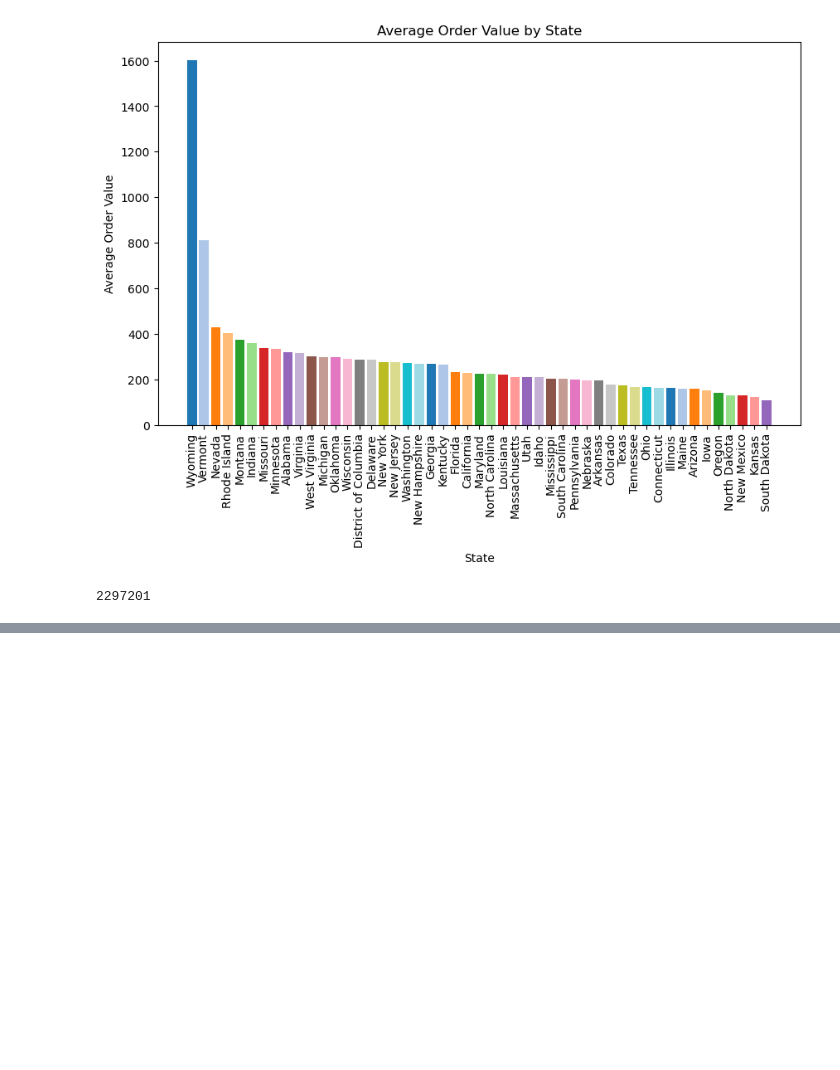
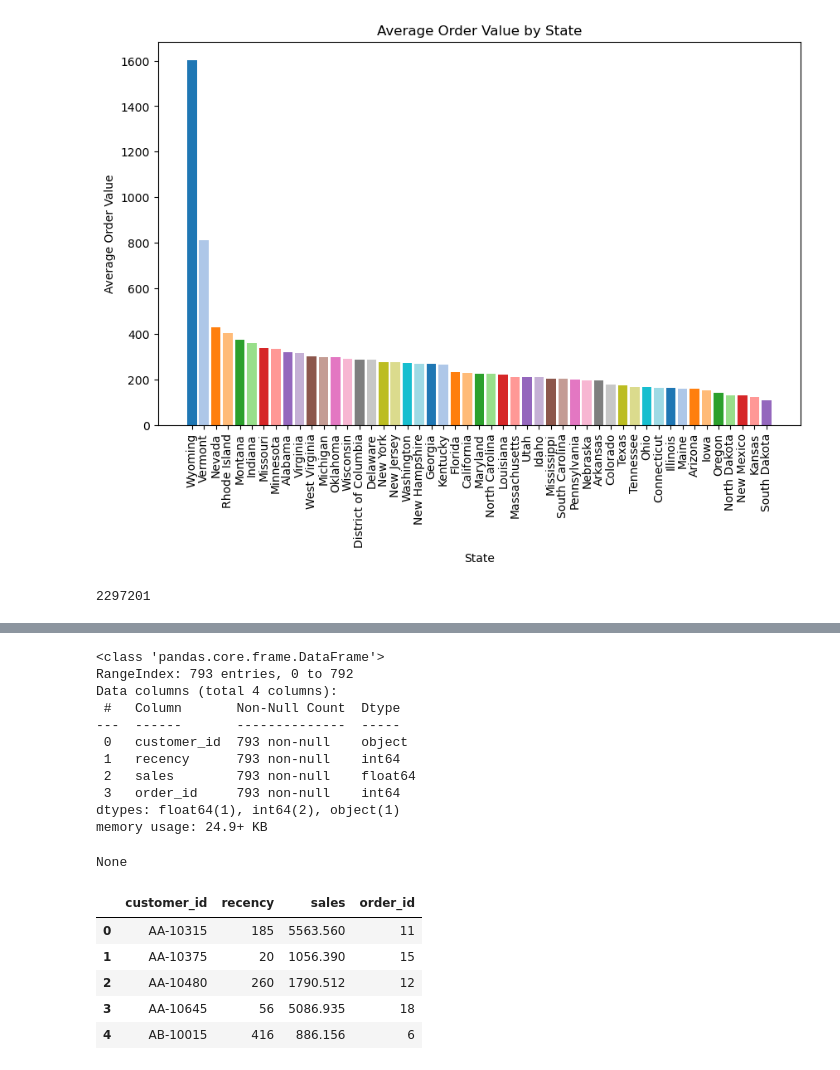
Before and after one commit to Paul-Sabin/E-Commerce, a Jupyter notebook: EDA_e-shop.ipynb, the cells around one changed output, grey strips where cells are left out. Saved outputs shown, nothing was run; the diff lists cells and outputs as text; code cells hidden in the pictures; blank space fills up the shorter version.

Commit message:
customer patterns df

```diff
--- a/EDA_e-shop.ipynb
+++ b/EDA_e-shop.ipynb
@@ -172,0 +197,3 @@ display(round(sum(eshop['sales'])))
+# %%
+df_frequency = eshop.groupby('customer_id', as_index=False)['order_id'].count()
+df_frequency.head()
@@ -172,0 +207,6 @@ display(round(sum(eshop['sales'])))
+# %%
+# Assuming eshop is your existing DataFrame and 'order_date' is in a suitable format
+df_recency = eshop.groupby('customer_id')['order_date'].max().reset_index()
+df_recency['recency'] = (pd.Timestamp('2017-12-31') - pd.to_datetime(df_recency['order_date'])).dt.days
+
+# Now df_recency contains each customer's ID and the number of days since their last order as of 2017-12-31
@@ -172,0 +220,3 @@ display(round(sum(eshop['sales'])))
+# %%
+df_recency.drop(['order_date'], axis=1, inplace=True)
+df_recency.head()
@@ -172,0 +230,32 @@ display(round(sum(eshop['sales'])))
+# %%
+# Assuming df_monetary and df_frequency are already defined and have a 'customer_id' column
+
+# Merging df_recency and df_monetary
+customer_patterns = pd.merge(df_recency, df_monetary, on='customer_id', how='inner')
+
+# Merging the result with df_frequency
+customer_patterns = pd.merge(customer_patterns, df_frequency, on='customer_id', how='inner')
+
+# Now customer_patterns contains combined data from all three DataFrames
+# %%
+display(customer_patterns.info())
+display(customer_patterns.head())
+# %% [output]
+<class 'pandas.core.frame.DataFrame'>
+RangeIndex: 793 entries, 0 to 792
+Data columns (total 4 columns):
+ #   Column       Non-Null Count  Dtype
+---  ------       --------------  -----
+ 0   customer_id  793 non-null    object
+ 1   recency      793 non-null    int64
+ 2   sales        793 non-null    float64
+ 3   order_id     793 non-null    int64
+dtypes: float64(1), int64(2), object(1)
+memory usage: 24.9+ KB
+None
+|  | customer_id | recency | sales | order_id |
+| 0 | AA-10315 | 185 | 5563.560 | 11 |
+| 1 | AA-10375 | 20 | 1056.390 | 15 |
+| 2 | AA-10480 | 260 | 1790.512 | 12 |
+| 3 | AA-10645 | 56 | 5086.935 | 18 |
+| 4 | AB-10015 | 416 | 886.156 | 6 |
```
Also changed, not shown: parts of 12 cells of this notebook, 2 other files.
